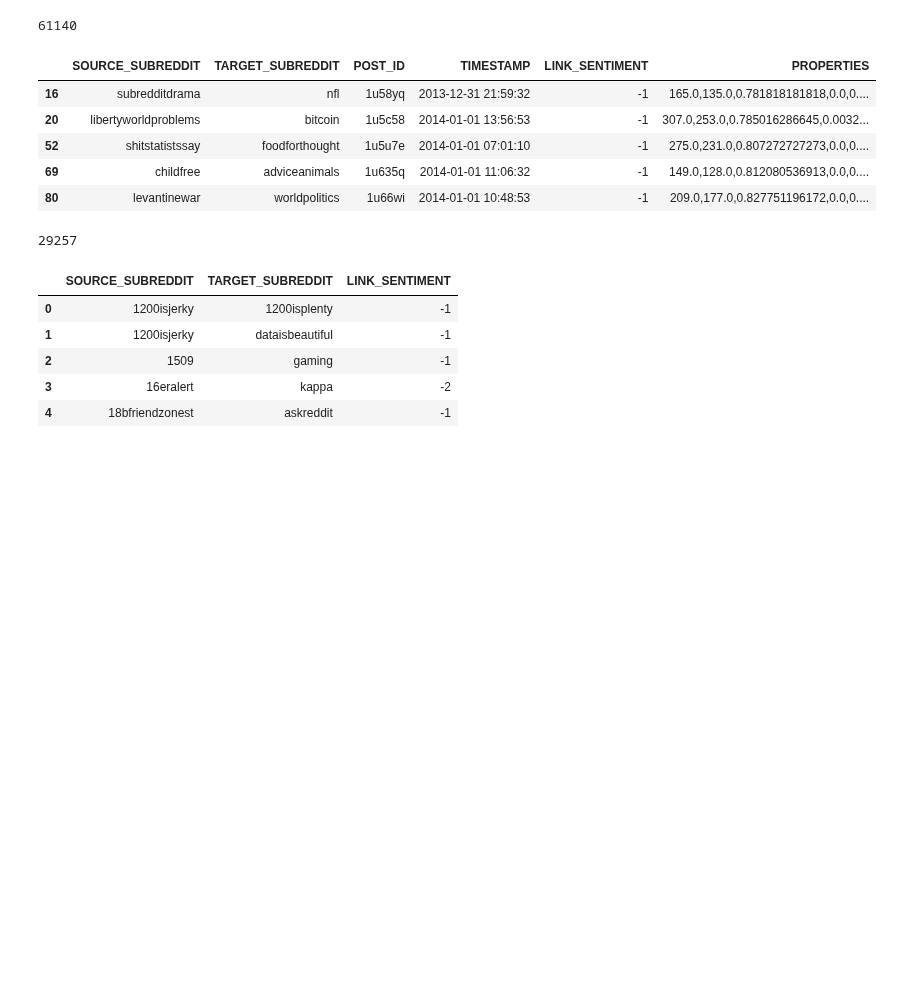
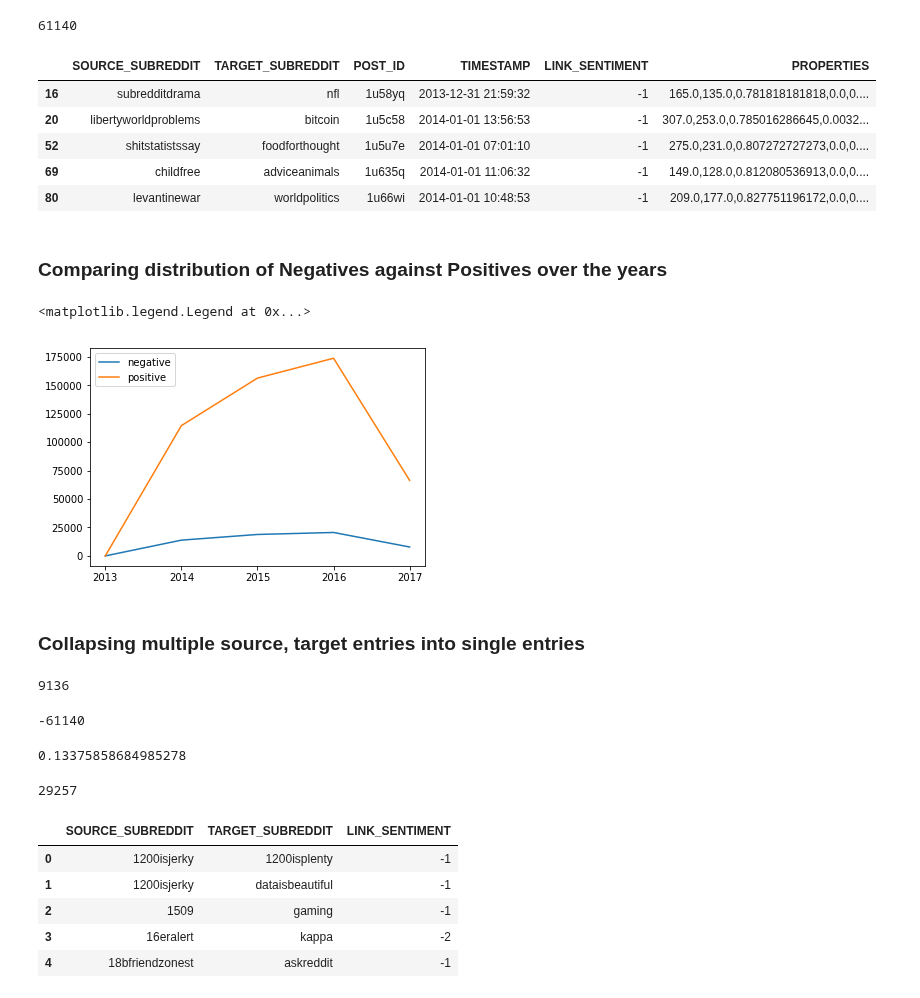
Before and after one commit to maliakber/algorithm-data-model-csc-501, a Jupyter notebook: source/assignment-3/assignment-3-jupnote-maybins.ipynb, the cells around one changed output. Cells and saved outputs as stored; diff of their text form; code cells hidden in the pictures; blank space fills up the shorter version.

```diff
--- a/source/assignment-3/assignment-3-jupnote-maybins.ipynb
+++ b/source/assignment-3/assignment-3-jupnote-maybins.ipynb
@@ -58,6 +67,37 @@ data_neg.head()
 | 52 | shitstatistssay | foodforthought | 1u5u7e | 2014-01-01 07:01:10 | -1 | 275.0,231.0,0.807272727273,0.0,0.... |
 | 69 | childfree | adviceanimals | 1u635q | 2014-01-01 11:06:32 | -1 | 149.0,128.0,0.812080536913,0.0,0.... |
 | 80 | levantinewar | worldpolitics | 1u66wi | 2014-01-01 10:48:53 | -1 | 209.0,177.0,0.827751196172,0.0,0.... |
+# %% [markdown]
+### Comparing distribution of Negatives against Positives over the years
+# %%
+##to be changed to faster code
+tempnegsum = sqldf("select strftime('%Y',TIMESTAMP) as Year, count(LINK_SENTIMENT) as LINK_SENTIMENT from data where LINK_SENTIMENT<1 group by Year")
+temppossum = sqldf("select strftime('%Y',TIMESTAMP) as Year, count(LINK_SENTIMENT) as LINK_SENTIMENT from data where LINK_SENTIMENT>0 group by Year")
+# %%
+plt.plot(tempnegsum.Year,tempnegsum.LINK_SENTIMENT, label = "negative")
+plt.plot(temppossum.Year,temppossum.LINK_SENTIMENT, label = "positive")
+plt.legend()
+# %% [output]
+<matplotlib.legend.Legend at 0x...>
+[figure, added]
+# %% [markdown]
+### Collapsing multiple source, target entries into single entries
+# %%
+ a = set(data_neg['SOURCE_SUBREDDIT'])
+ b = set(data_neg['TARGET_SUBREDDIT'])
+ len(a.union(b))
+# %% [output]
+9136
+# %%
+Total = data_neg['LINK_SENTIMENT'].sum()
+Total
+# %% [output]
+-61140
+# %%
+Total_neg = data_neg[(data_neg.SOURCE_SUBREDDIT=='subredditdrama')|(data_neg.TARGET_SUBREDDIT=='subredditdrama')]['LINK_SENTIMENT'].sum()
+Total_neg/Total
+# %% [output]
+0.13375858684985278
 # %%
 data_ext = data_neg[['SOURCE_SUBREDDIT','TARGET_SUBREDDIT','LINK_SENTIMENT']].groupby(['SOURCE_SUBREDDIT','TARGET_SUBREDDIT'])['LINK_SENTIMENT'].sum().reset_index()
 len(data_ext)
```
Also changed, not shown: parts of 50 cells of this notebook.
